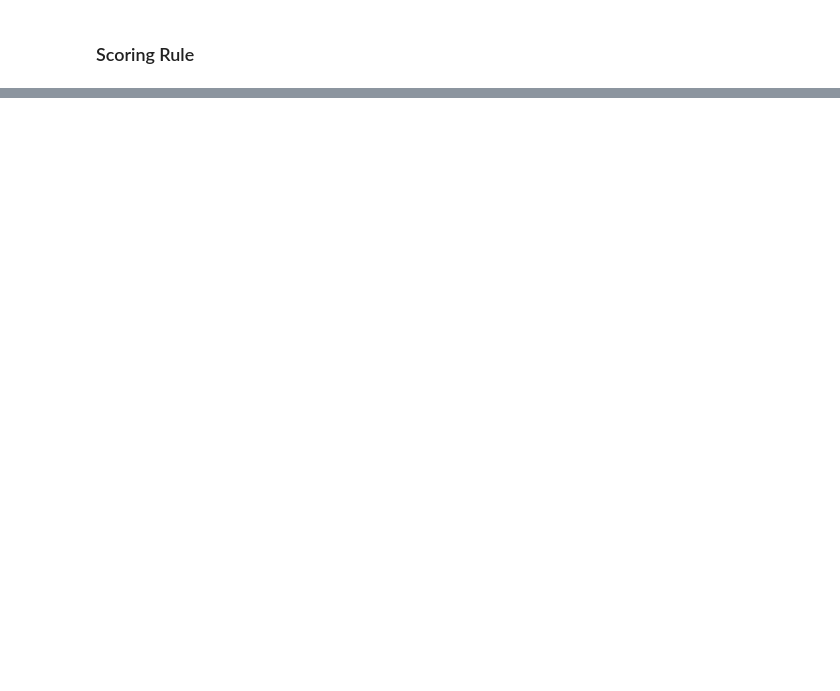
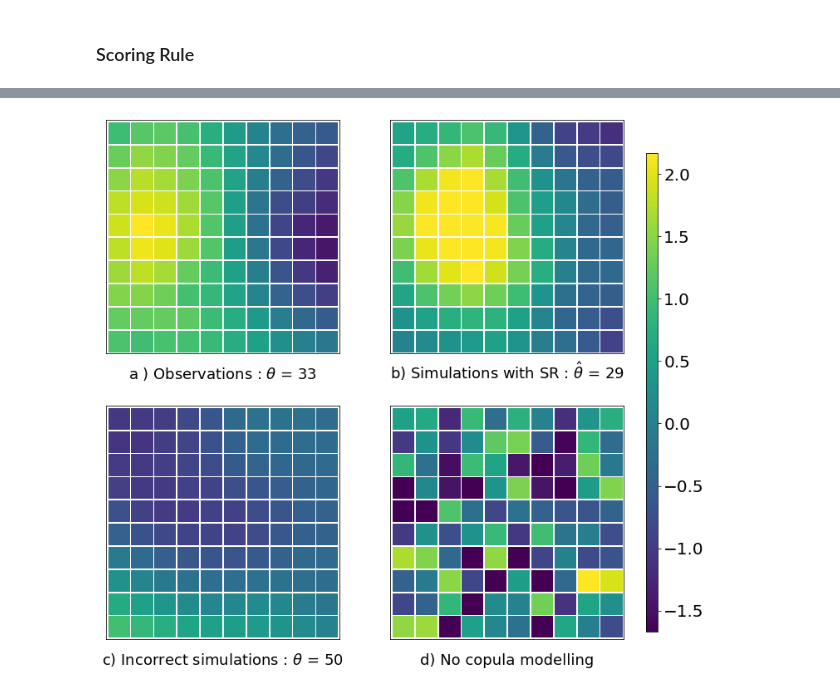
Before and after one commit to Huk-David/ST-912-essays, a Jupyter notebook: Copula via SR/Copulas_via_SR.ipynb, the cells around one changed output, grey strips where cells are left out. Drawn from its saved outputs; the diff is of its cells as text; code cells hidden in the pictures; blank space fills up the shorter version.

```diff
--- a/Copula via SR/Copulas_via_SR.ipynb
+++ b/Copula via SR/Copulas_via_SR.ipynb
@@ -132,0 +140,46 @@ plt.plot(t) # beta=1
+# %%
+# define colormap
+cmap = plt.cm.get_cmap('viridis')
+
+# set normalization for color scale
+vmin = min(obs[0].min(), obs[1].min(), obs[2].min(), obs[3].min())
+vmax = max(obs[0].max(), obs[1].max(), obs[2].max(), obs[3].max())
+norm = plt.Normalize(vmin=vmin, vmax=vmax)
+
+# create subplots
+titles = ['a ) Observations : $\\theta$ = 33','b) Simulations with SR : $\hat{\\theta}$ = 29','c) Incorrect simulations : $\\theta$ = 50','d) No copula modelling']
+fig, axs = plt.subplots(nrows=2, ncols=2, figsize=(10, 10))
+for i, ax in enumerate(axs.flat):
+    # plot locations as colored rectangles for each array
+    if i == 0:
+        sample = obs[0]
+    elif i == 1:
+        sample = scs.multivariate_normal.rvs(mean=np.zeros(100), cov=Matern(length_scale=29, nu=3).__call__(dist_mat), size=1)
+
+    elif i == 2:
+        sample = scs.multivariate_normal.rvs(mean=np.zeros(100), cov=Matern(length_scale=50, nu=3).__call__(dist_mat), size=1)
+    else:
+        sample = scs.multivariate_normal.rvs(mean=np.zeros(100), cov=np.eye(100), size=1)
+    ax.set_aspect('equal')
+    ax.set_xticks([])
+    ax.set_yticks([])
+    for j, loc in enumerate(locations):
+        color = cmap(norm(sample[j]))
+        x, y = loc
+        ax.add_patch(plt.Rectangle((x-0.5, y-0.5), 0.9, 0.9, fill=True, color=color))
+    # set limits and title for each subplot, and increase font size
+    ax.set_xlim(-0.6, 9.5)
+    ax.set_ylim(-0.6, 9.5)
+    ax.set_title(titles[i], fontsize=18, y=-0.13)
+
+# create colorbar on the right
+cax = fig.add_axes([0.97, 0.1, 0.02, 0.8])
+sm = plt.cm.ScalarMappable(cmap=cmap, norm=plt.Normalize(vmin=vmin, vmax=vmax))
+sm._A = []
+cbar = fig.colorbar(sm, cax=cax, orientation='vertical')
+cbar.ax.tick_params(labelsize=20)
+
+plt.tight_layout()
+plt.show()
+# %% [output]
+[figure, added]
```
Also changed, not shown: parts of 11 cells of this notebook, 1 other file.
